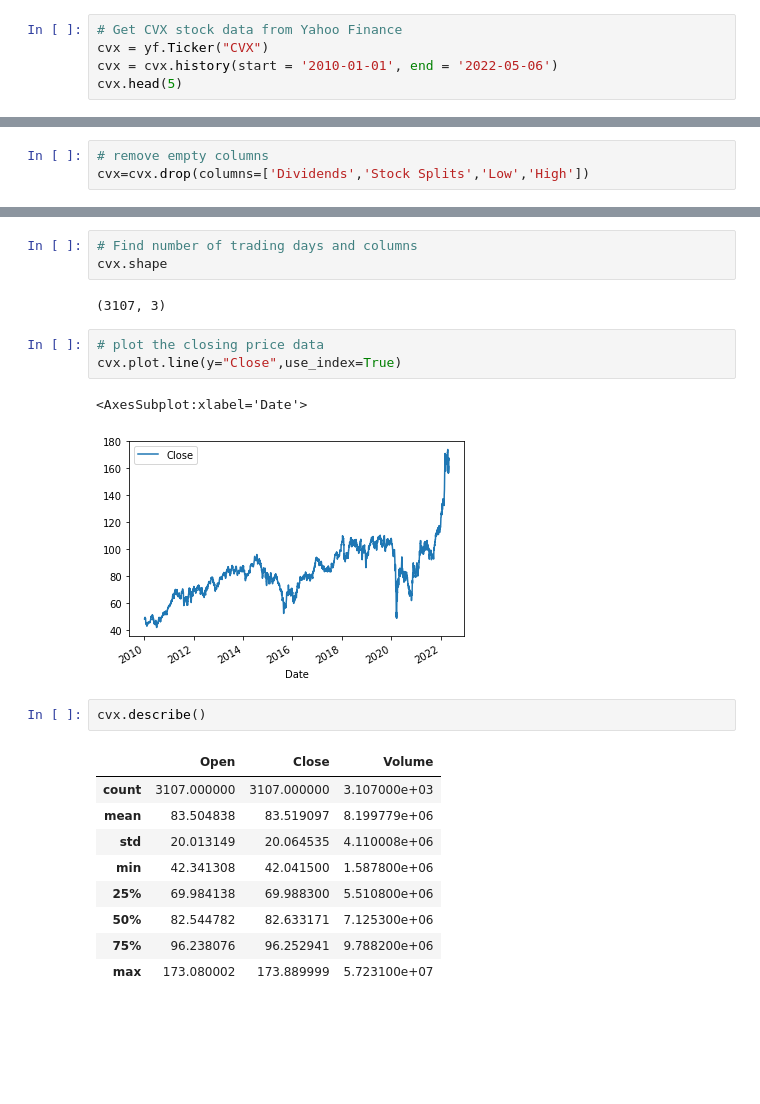
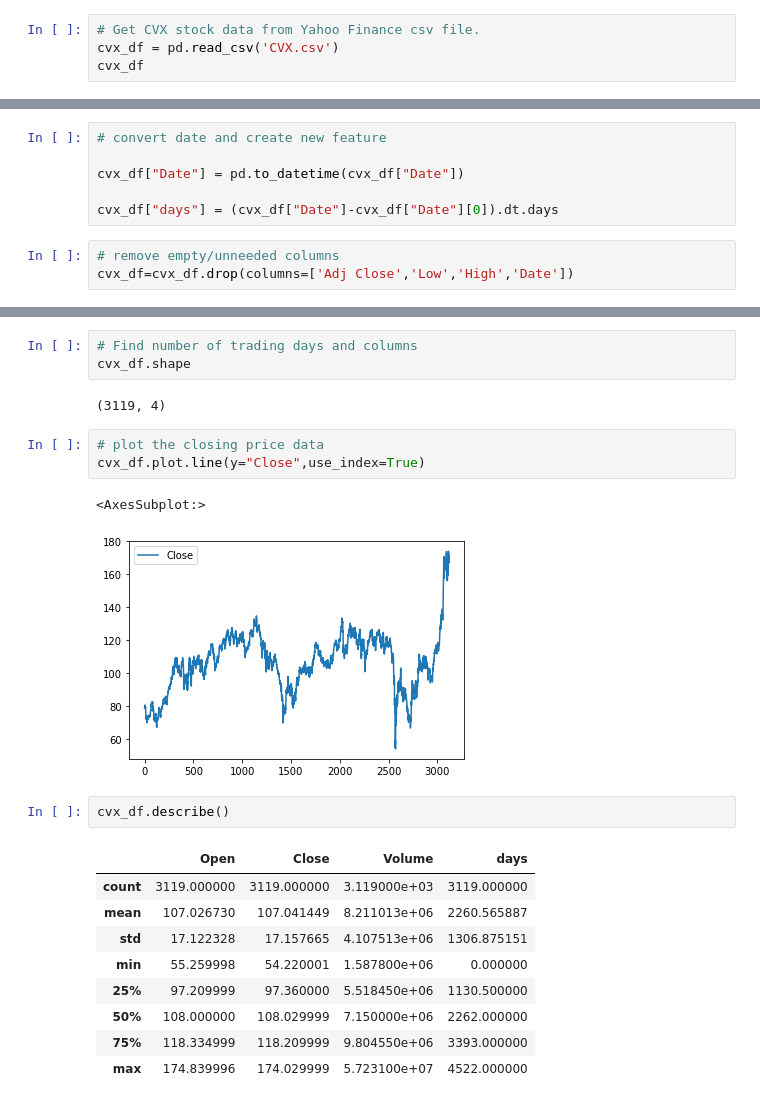
Before and after one commit to Kmhaas/Chevron_Market_Predictions_Final-Project, a Jupyter notebook: CVX_Project_Model.ipynb, the cells around one changed output, grey strips where cells are left out. Saved outputs shown, nothing was run; the diff lists cells and outputs as text; blank space fills up the shorter version.

```diff
--- a/CVX_Project_Model.ipynb
+++ b/CVX_Project_Model.ipynb
@@ -15,6 +18,5 @@ from sklearn.metrics import precision_score,classification_report,confusion_matr
 # %%
-# Get CVX stock data from Yahoo Finance
-cvx = yf.Ticker("CVX")
-cvx = cvx.history(start = '2010-01-01', end = '2022-05-06')
-cvx.head(5)
+# Get CVX stock data from Yahoo Finance csv file.
+cvx_df = pd.read_csv('CVX.csv')
+cvx_df
 # %% [output]
@@ -28,3 +38,9 @@ cvx.head(5)
+# %%
+# convert date and create new feature
+
+cvx_df["Date"] = pd.to_datetime(cvx_df["Date"])
+
+cvx_df["days"] = (cvx_df["Date"]-cvx_df["Date"][0]).dt.days
 # %%
-# remove empty columns
-cvx=cvx.drop(columns=['Dividends','Stock Splits','Low','High'])
+# remove empty/unneeded columns
+cvx_df=cvx_df.drop(columns=['Adj Close','Low','High','Date'])
@@ -31,24 +63,24 @@ cvx=cvx.drop(columns=['Dividends','Stock Splits','Low','High'])
 # %%
 # Find number of trading days and columns
-cvx.shape
+cvx_df.shape
 # %% [output]
-(3107, 3)
+(3119, 4)
 # %%
 # plot the closing price data
-cvx.plot.line(y="Close",use_index=True)
+cvx_df.plot.line(y="Close",use_index=True)
 # %% [output]
-<AxesSubplot:xlabel='Date'>
+<AxesSubplot:>
-[figure, old version]
+[figure, new version]
 # %%
-cvx.describe()
+cvx_df.describe()
 # %% [output]
-|  | Open | Close | Volume |
-| count | 3107.000000 | 3107.000000 | 3.107000e+03 |
-| mean | 83.504838 | 83.519097 | 8.199779e+06 |
-| std | 20.013149 | 20.064535 | 4.110008e+06 |
-| min | 42.341308 | 42.041500 | 1.587800e+06 |
-| 25% | 69.984138 | 69.988300 | 5.510800e+06 |
-| 50% | 82.544782 | 82.633171 | 7.125300e+06 |
-| 75% | 96.238076 | 96.252941 | 9.788200e+06 |
-| max | 173.080002 | 173.889999 | 5.723100e+07 |
+|  | Open | Close | Volume | days |
+| count | 3119.000000 | 3119.000000 | 3.119000e+03 | 3119.000000 |
+| mean | 107.026730 | 107.041449 | 8.211013e+06 | 2260.565887 |
+| std | 17.122328 | 17.157665 | 4.107513e+06 | 1306.875151 |
+| min | 55.259998 | 54.220001 | 1.587800e+06 | 0.000000 |
+| 25% | 97.209999 | 97.360000 | 5.518450e+06 | 1130.500000 |
+| 50% | 108.000000 | 108.029999 | 7.150000e+06 | 2262.000000 |
+| 75% | 118.334999 | 118.209999 | 9.804550e+06 | 3393.000000 |
+| max | 174.839996 | 174.029999 | 5.723100e+07 | 4522.000000 |
 # %%
```
Also changed, not shown: parts of 39 cells of this notebook.
